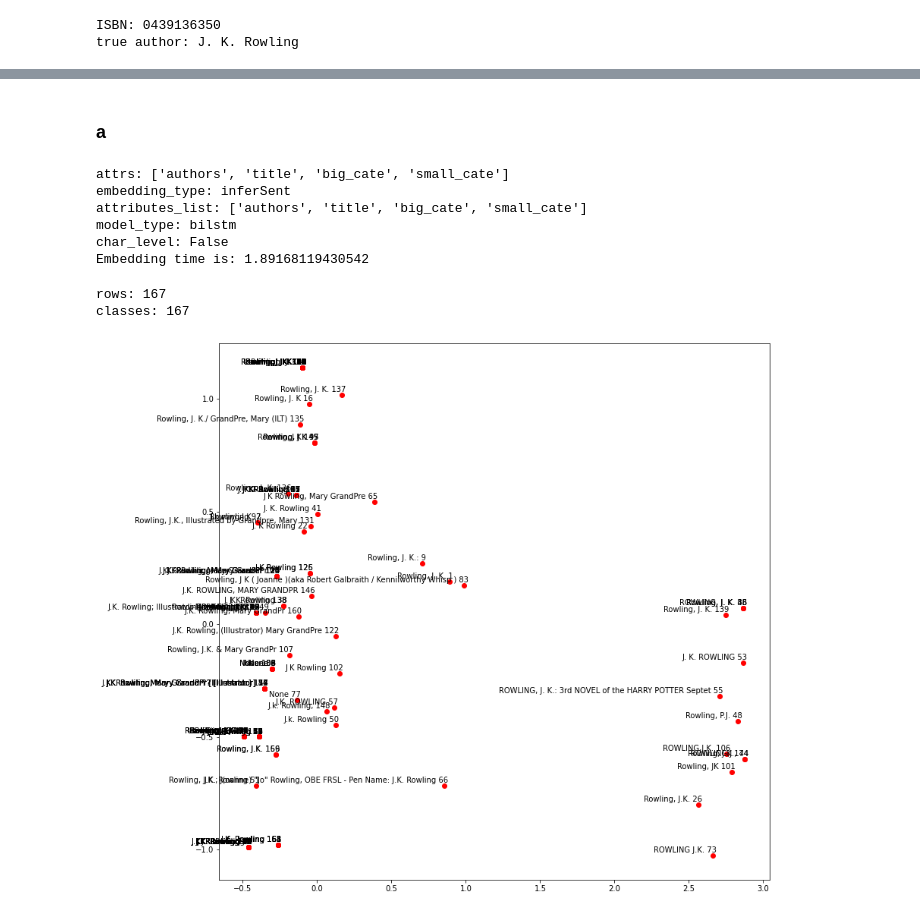
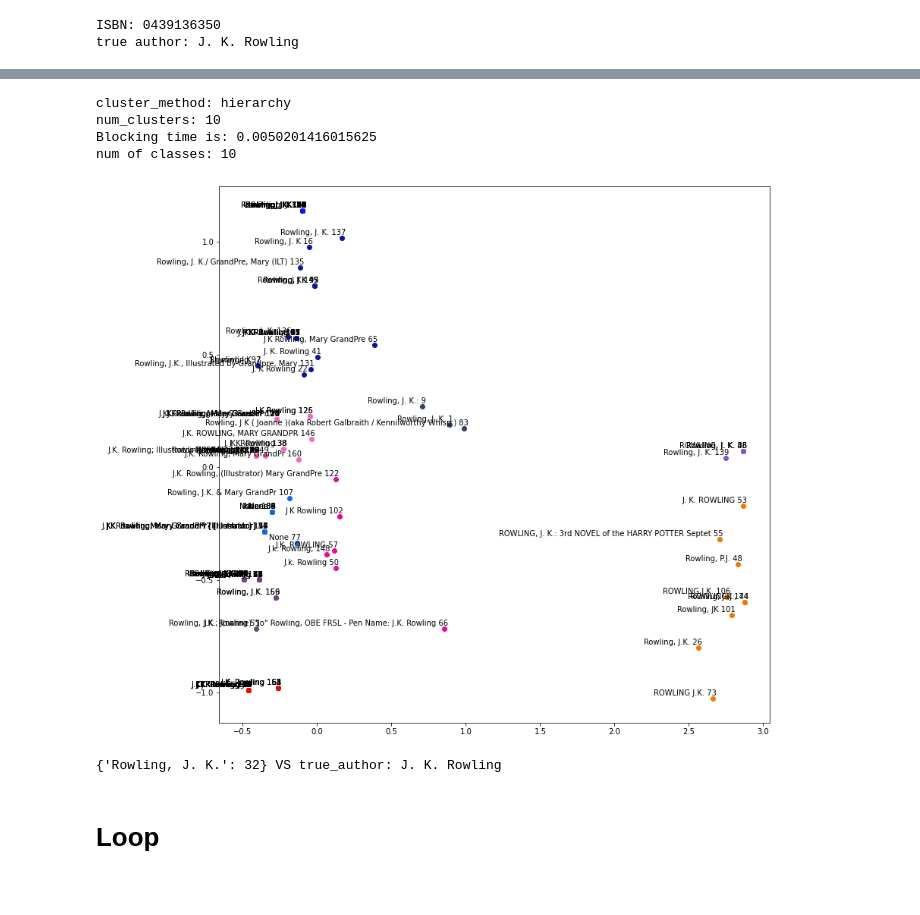
Before and after one commit to JSLKM/thesis_blocking, a Jupyter notebook: fusion_notebooks/After summer/Testing.ipynb, the cells around one changed output, grey strips where cells are left out. Drawn from its saved outputs; the diff is of its cells as text; code cells hidden in the pictures.

```diff
--- a/fusion_notebooks/After summer/Testing.ipynb
+++ b/fusion_notebooks/After summer/Testing.ipynb
@@ -18,9 +21,14 @@ key_values = {
     'model_version': 2,
     'rnn_dim':1024,
     'verbose':1,
+    'attributes_list': ['authors','title','big_cate', 'small_cate'],
     'embedding_type': 'inferSent',
     'dataset': 'merged_book',
     'cluster_method': 'tsne',
+    'dimension_reduction': 'pca',
+    'num_components': 2,
+    'cluster_method': 'hierarchy',
+    'num_clusters': 10
 }
 # %% [markdown]
 # SETUP INFERSENT
@@ -71,0 +86,3 @@ Name: authors, dtype: int64
+# %%
+pca_embeddings = dimension_reduction_algorithms(embeddings_tokens, key_values)
+plotChart(list_authors, pca_embeddings)
@@ -72,13 +96,16 @@ Name: authors, dtype: int64
+# %%
+blocks = cluster_algorithm(pca_embeddings, key_values)
+plotCluster(blocks, list_authors, key_values['num_clusters'], pca_embeddings)
+# %% [output]
+cluster_method: hierarchy
+num_clusters: 10
+Blocking time is: 0.0050201416015625
+num of classes: 10
+[figure, added]
+# %%
+author_candidate = get_author_candidate(list_authors, blocks)
+print("{0} VS true_author: {1}".format(author_candidate, true_author))
+# %% [output]
+{'Rowling, J. K.': 32} VS true_author: J. K. Rowling
 # %% [markdown]
-### a
+# Loop
-# %%
-attr_list = ['authors','title','big_cate', 'small_cate']
-key_values['attributes_list'] = attr_list
-embeddings_tokens = sentence_embedding(table_ISBN, key_values)
-# %% [output]
-attrs: ['authors', 'title', 'big_cate', 'small_cate']
-embedding_type: inferSent
-attributes_list: ['authors', 'title', 'big_cate', 'small_cate']
-model_type: bilstm
-char_level: False
-Embedding time is: 1.89168119430542
@@ -100,6 +111,0 @@ params['reduction'] = {
-# %%
-plotChart(column, pca_embeddings)
-# %% [output]
-rows: 167
-classes: 167
-[figure, removed]
```
Also changed, not shown: parts of 20 cells of this notebook, 9 other files.
